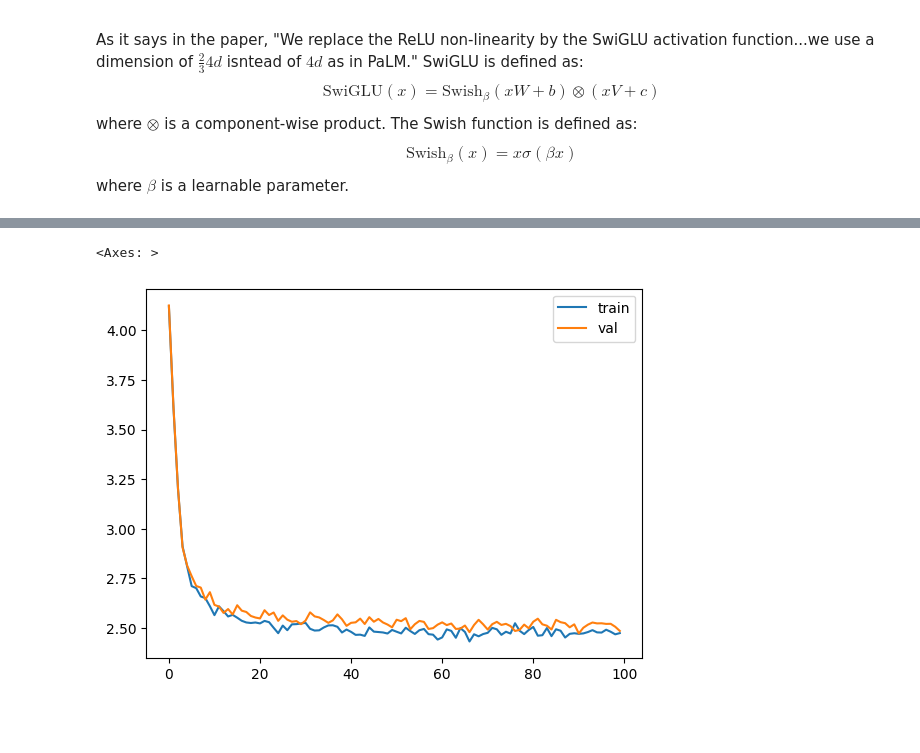
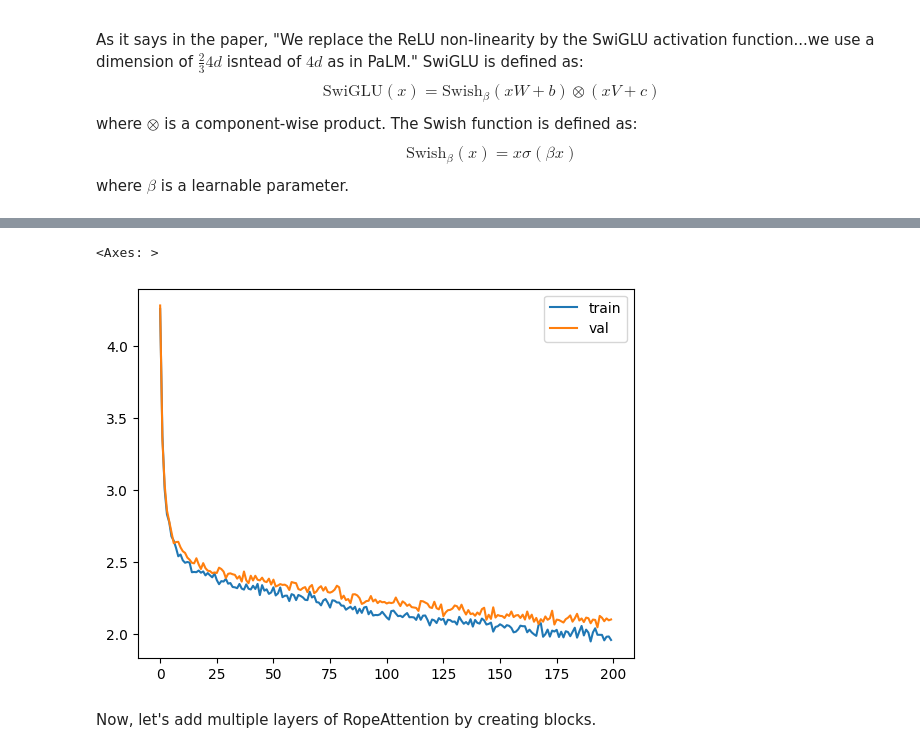
Before and after one commit to bkitano/llama-from-scratch, a Jupyter notebook: llama2.ipynb, the cells around one changed output, grey strips where cells are left out. Saved outputs shown, nothing was run; the diff lists cells and outputs as text; code cells hidden in the pictures; blank space fills up the shorter version.

```diff
--- a/llama2.ipynb
+++ b/llama2.ipynb
@@ -302,9 +311,7 @@ In Vaswani 2017, the original transformer uses BatchNormalization. In Llama, the
 class RMSNorm(nn.Module):
     def __init__(self, layer_shape, eps=1e-8, bias=False):
         super(RMSNorm, self).__init__()
-
-        self.scale = nn.Parameter(torch.ones(layer_shape))
-        self.register_parameter("scale", self.scale)
+        self.register_parameter("scale", nn.Parameter(torch.ones(layer_shape)))
 
     def forward(self, x):
         """
@@ -321,7 +328,7 @@ config = {
     'd_model': 13,
 }
 batch = torch.randn((config['batch_size'], config['context_window'], config['d_model']))
-m = RMSNorm((config['context_window'],config['d_model']))
+m = RMSNorm((config['context_window'], config['d_model']))
 g = m(batch)
 print(g.shape)
 # %% [output]
@@ -566,7 +650,7 @@ class RopeModel(nn.Module):
 
         self.embedding = nn.Embedding(config['vocab_size'], config['d_model'])
         self.rms = RMSNorm((config['context_window'], config['d_model']))
-        self.rope_attention = RoPEAttention(config)
+        self.rope_attention = RoPEAttention_wMask(config)
 
         self.linear = nn.Sequential(
             nn.Linear(config['d_model'], config['d_model']),
@@ -698,0 +696,12 @@ NameError: name 'RMSNorm' is not defined
+# %%
+MASTER_CONFIG.update({
+    "epochs": 2000,
+    "log_interval": 10,
+})
+# %%
+model = RopeModel(MASTER_CONFIG)
+xs, ys = get_batches(dataset, 'train', MASTER_CONFIG['batch_size'], MASTER_CONFIG['context_window'])
+
+logits, loss = model(xs, ys)
+optimizer = torch.optim.Adam(model.parameters())
+train(model, optimizer)
@@ -729,42 +743,45 @@ class SwiGLU(nn.Module):
         out = swish_gate * self.linear(x)
         return out
 # %%
-config = {
-    "d_model": 128,
-    "batch_size": 32,
-    "context_window": 16,
-    "vocab_size": len(vocab),
-    "epochs": 1000,
-    "log_interval": 10,
-}
-
-class SimpleSwiGLUModel(nn.Module):
+class RopeModel(nn.Module):
     def __init__(self, config):
         super().__init__()
         self.config = config
 
         self.embedding = nn.Embedding(config['vocab_size'], config['d_model'])
+        self.rms = RMSNorm((config['context_window'], config['d_model']))
+        self.rope_attention = RoPEAttention_wMask(config)
+
         self.linear = nn.Sequential(
             nn.Linear(config['d_model'], config['d_model']),
-            SwiGLU(configp['d_model']),
-            nn.Linear(config['d_model'], config['vocab_size']),
+            SwiGLU(config['d_model']),
         )
+
+        self.last_linear = nn.Linear(config['d_model'], config['vocab_size'])
 
         print("model params:", sum([m.numel() for m in self.parameters()]))
 
     def forward(self, idx, targets=None):
         x = self.embedding(idx)
-        logits = self.linear(x)
+
+        # one block of attention
+        x = self.rms(x) # rms pre-normalization
+        x = x + self.rope_attention(x)
+
+        x = self.rms(x) # rms pre-normalization
+        x = x + self.linear(x)
+
+        logits = self.last_linear(x)
 
         if targets is not None:
-            loss = F.cross_entropy(logits.view(-1, config['vocab_size']), targets.view(-1))
+            loss = F.cross_entropy(logits.view(-1, self.config['vocab_size']), targets.view(-1))
             return logits, loss
 
         else:
             return logits
 
-model = SimpleModel(config)
-xs, ys = get_batches(dataset, 'train', config['batch_size'], config['context_window'])
+model = RopeModel(MASTER_CONFIG)
+xs, ys = get_batches(dataset, 'train', MASTER_CONFIG['batch_size'], MASTER_CONFIG['context_window'])
 
 logits, loss = model(xs, ys)
 optimizer = torch.optim.Adam(model.parameters())
@@ -775,5 +792,7 @@ validation loss:  2.4846662521362304
 <Axes: >
-[figure, old version]
+[figure, new version]
+# %% [markdown]
+Now, let's add multiple layers of RopeAttention by creating blocks.
 # %%
 # add RMSNorm and residual conncection
 class LlamaBlock(nn.Module):
```
Also changed, not shown: parts of 48 cells of this notebook.
